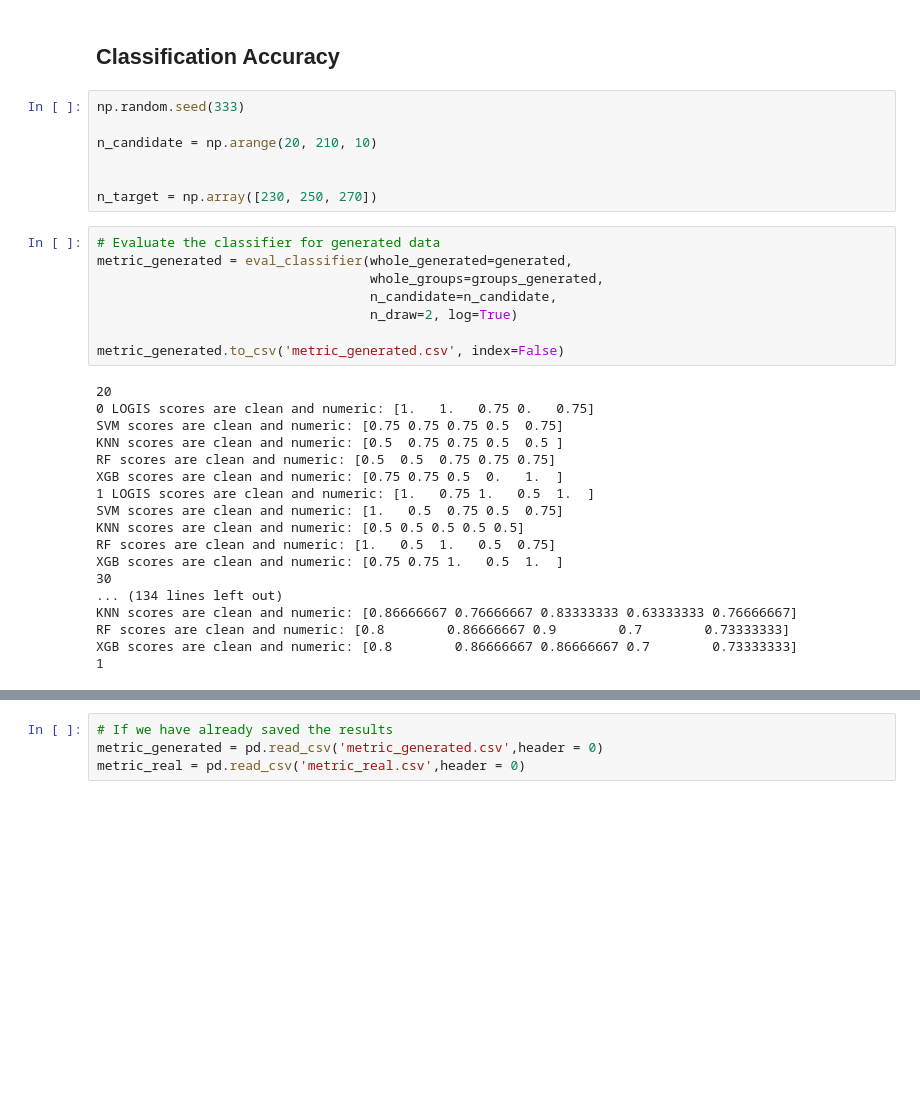
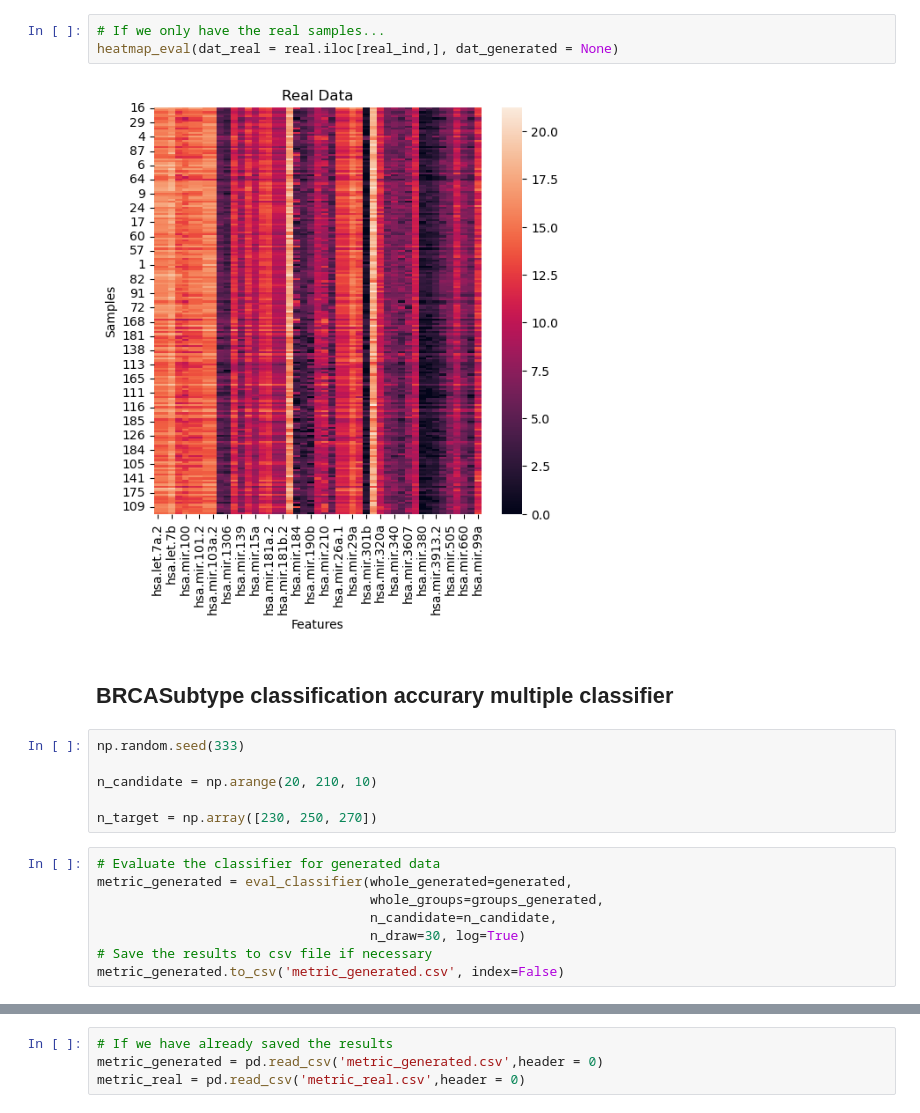
Before and after one commit to kxu1224/rtd-tutorial, a Jupyter notebook: docs/source/synthesize.ipynb, the cells around one changed output, grey strips where cells are left out. Cells and saved outputs as stored; diff of their text form; blank space fills up the shorter version.

```diff
--- a/docs/source/synthesize.ipynb
+++ b/docs/source/synthesize.ipynb
@@ -49,38 +49,24 @@ p_umap_subtypes = UMAP_eval(dat_real = real.iloc[real_ind,],
-# %% [markdown]
-## Classification Accuracy
+# %%
+# If we only have the real samples...
+heatmap_eval(dat_real = real.iloc[real_ind,], dat_generated = None)
+# %% [output]
+[figure, added]
+# %% [markdown]
+## BRCASubtype classification accurary multiple classifier
 # %%
 np.random.seed(333)
 
 n_candidate = np.arange(20, 210, 10)
 
-
 n_target = np.array([230, 250, 270])
 # %%
 # Evaluate the classifier for generated data
 metric_generated = eval_classifier(whole_generated=generated,
                                    whole_groups=groups_generated,
                                    n_candidate=n_candidate,
-                                   n_draw=2, log=True)
-
+                                   n_draw=30, log=True)
+# Save the results to csv file if necessary
 metric_generated.to_csv('metric_generated.csv', index=False)
-# %% [output]
-20
-0 LOGIS scores are clean and numeric: [1.   1.   0.75 0.   0.75]
-SVM scores are clean and numeric: [0.75 0.75 0.75 0.5  0.75]
-KNN scores are clean and numeric: [0.5  0.75 0.75 0.5  0.5 ]
-RF scores are clean and numeric: [0.5  0.5  0.75 0.75 0.75]
-XGB scores are clean and numeric: [0.75 0.75 0.5  0.   1.  ]
-1 LOGIS scores are clean and numeric: [1.   0.75 1.   0.5  1.  ]
-SVM scores are clean and numeric: [1.   0.5  0.75 0.5  0.75]
-KNN scores are clean and numeric: [0.5 0.5 0.5 0.5 0.5]
-RF scores are clean and numeric: [1.   0.5  1.   0.5  0.75]
-XGB scores are clean and numeric: [0.75 0.75 1.   0.5  1.  ]
-30
-... (134 lines left out)
-KNN scores are clean and numeric: [0.86666667 0.76666667 0.83333333 0.63333333 0.76666667]
-RF scores are clean and numeric: [0.8        0.86666667 0.9        0.7        0.73333333]
-XGB scores are clean and numeric: [0.8        0.86666667 0.86666667 0.7        0.73333333]
-1
 # %%
 # Evaluate the classifier for real data
 metric_real = eval_classifier(whole_generated=real,
```
Also changed, not shown: parts of 6 cells of this notebook.
